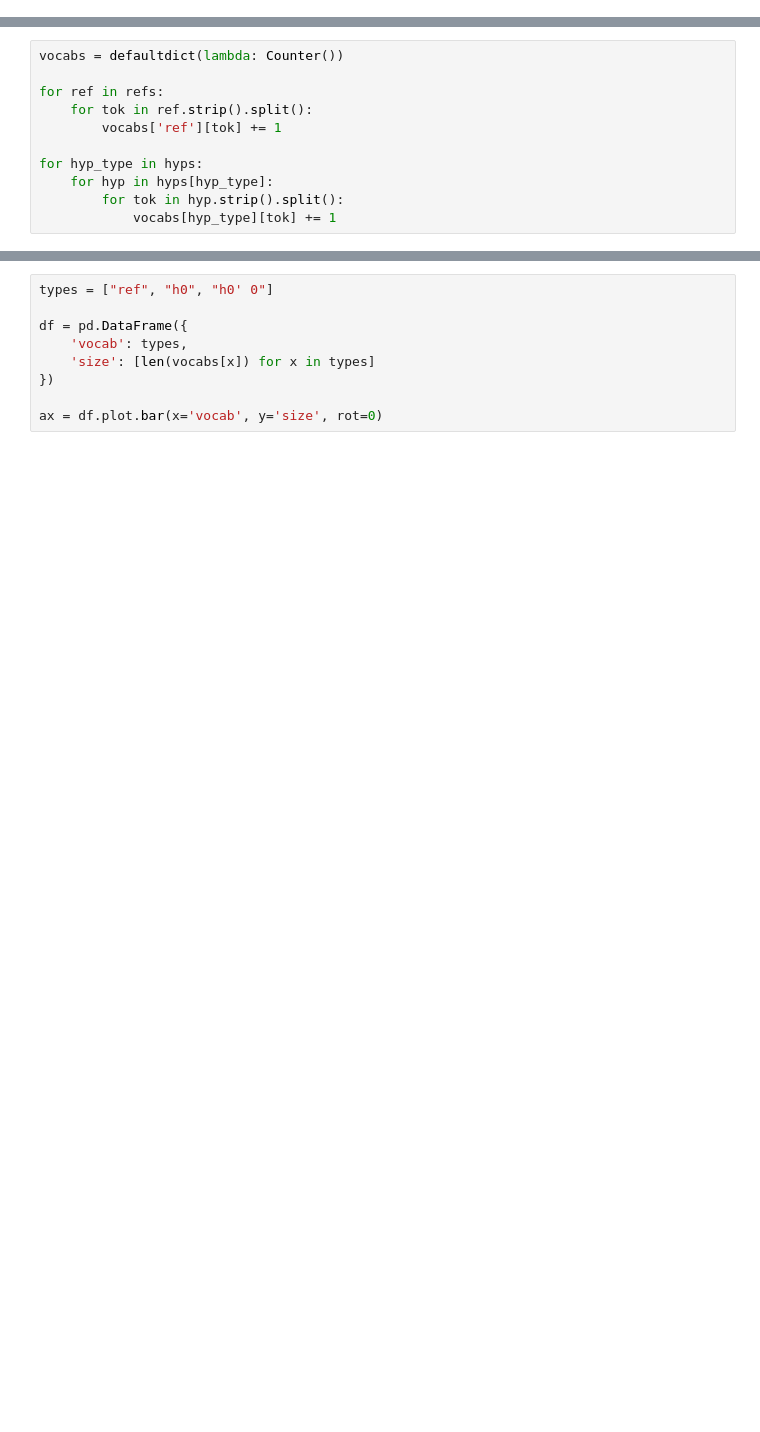
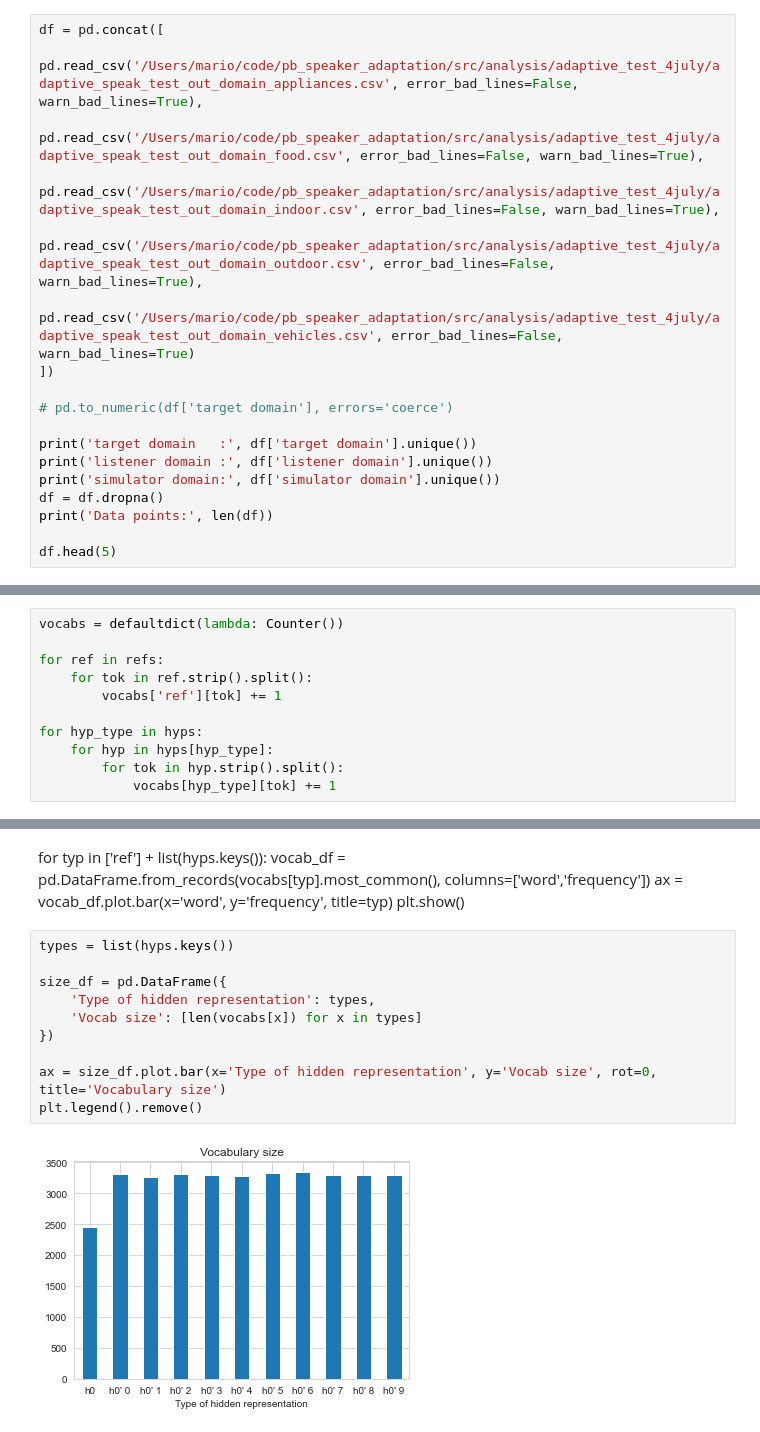
Before and after one commit to nicofirst1/speaker-adaptation, a Jupyter notebook: src/analysis/vocab_analysis.ipynb, the cells around one changed output, grey strips where cells are left out. Drawn from its saved outputs; the diff is of its cells as text; blank space fills up the shorter version.

```diff
--- a/src/analysis/vocab_analysis.ipynb
+++ b/src/analysis/vocab_analysis.ipynb
@@ -6,0 +7,18 @@ df.head(2)
+# %%
+df = pd.concat([
+    pd.read_csv('/Users/mario/code/pb_speaker_adaptation/src/analysis/adaptive_test_4july/adaptive_speak_test_out_domain_appliances.csv', error_bad_lines=False, warn_bad_lines=True),
+    pd.read_csv('/Users/mario/code/pb_speaker_adaptation/src/analysis/adaptive_test_4july/adaptive_speak_test_out_domain_food.csv', error_bad_lines=False, warn_bad_lines=True),
+    pd.read_csv('/Users/mario/code/pb_speaker_adaptation/src/analysis/adaptive_test_4july/adaptive_speak_test_out_domain_indoor.csv', error_bad_lines=False, warn_bad_lines=True),
+    pd.read_csv('/Users/mario/code/pb_speaker_adaptation/src/analysis/adaptive_test_4july/adaptive_speak_test_out_domain_outdoor.csv', error_bad_lines=False, warn_bad_lines=True),
+    pd.read_csv('/Users/mario/code/pb_speaker_adaptation/src/analysis/adaptive_test_4july/adaptive_speak_test_out_domain_vehicles.csv', error_bad_lines=False, warn_bad_lines=True)
+])
+
+# pd.to_numeric(df['target domain'], errors='coerce')
+
+print('target domain   :', df['target domain'].unique())
+print('listener domain :', df['listener domain'].unique())
+print('simulator domain:', df['simulator domain'].unique())
+df = df.dropna()
+print('Data points:', len(df))
+
+df.head(5)
@@ -30,12 +137,20 @@ ax = vocab_df.plot.bar(x='word', y='frequency')
+# %% [markdown]
+for typ in ['ref'] + list(hyps.keys()):
+    vocab_df = pd.DataFrame.from_records(vocabs[typ].most_common(), columns=['word','frequency'])
+    ax = vocab_df.plot.bar(x='word', y='frequency', title=typ)
+    plt.show()
 # %%
-types = ["ref", "h0", "h0' 0"]
+types = list(hyps.keys())
 
-df = pd.DataFrame({
-    'vocab': types,
-    'size': [len(vocabs[x]) for x in types]
+size_df = pd.DataFrame({
+    'Type of hidden representation': types,
+    'Vocab size': [len(vocabs[x]) for x in types]
 })
 
-ax = df.plot.bar(x='vocab', y='size', rot=0)
+ax = size_df.plot.bar(x='Type of hidden representation', y='Vocab size', rot=0, title='Vocabulary size')
+plt.legend().remove()
+# %% [output]
+[figure, added]
 # %%
 ttr = []
 for typ in types:
```
Also changed, not shown: parts of 14 cells of this notebook, 4 other files.
